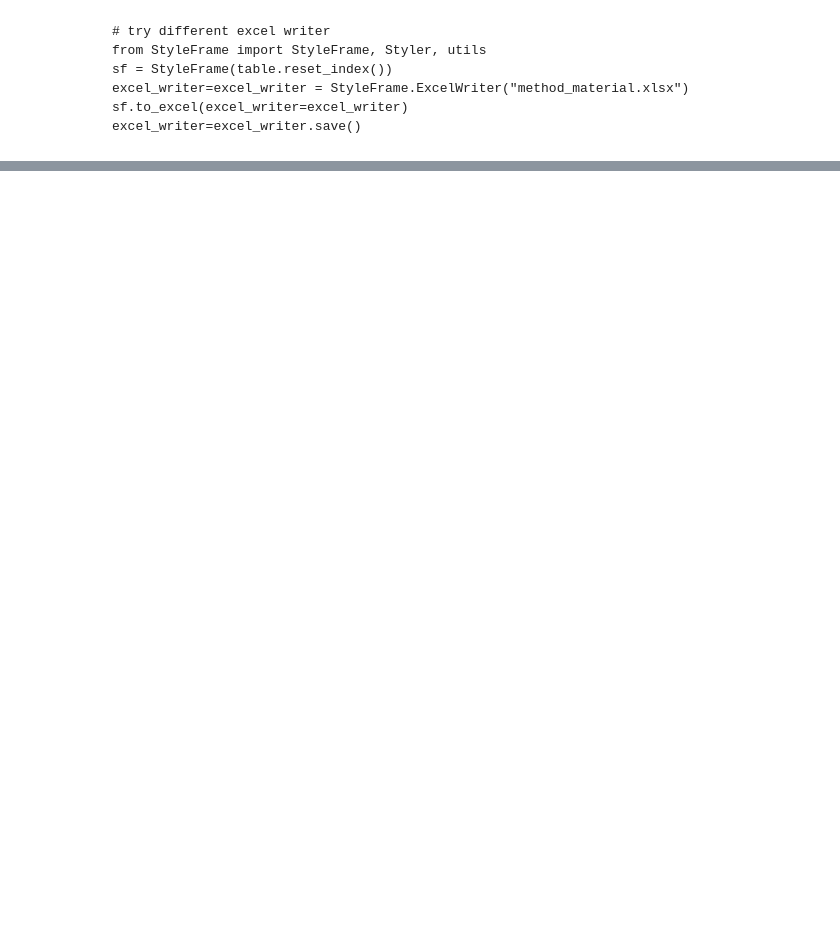
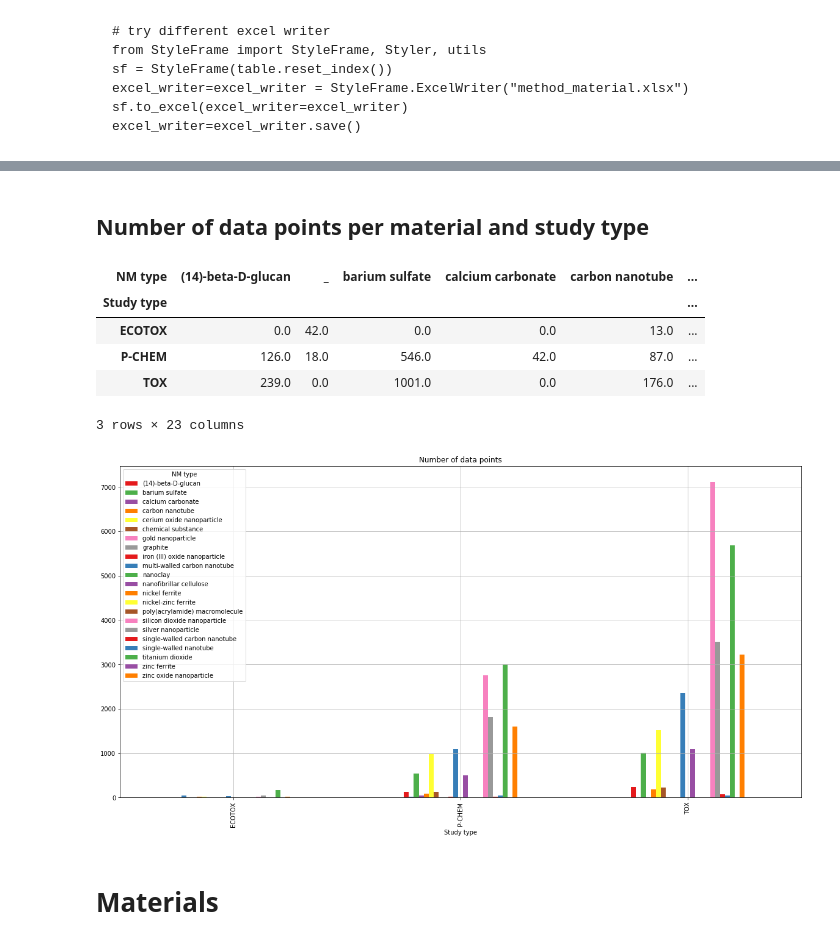
Before and after one commit to ideaconsult/notebooks-ambit, a Jupyter notebook: enanomapper/summary.ipynb, the cells around one changed output, grey strips where cells are left out. Cells and saved outputs as stored; diff of their text form; code cells hidden in the pictures; blank space fills up the shorter version.

```diff
--- a/enanomapper/summary.ipynb
+++ b/enanomapper/summary.ipynb
@@ -163,0 +258,18 @@ table.reset_index().to_excel("method_material_provider.xlsx")
+# %% [markdown]
+## Number of data points per material and study type
+# %%
+table = pd.pivot_table(df, values="Number of data points", columns=['NM type'], index=[ 'Study type'], aggfunc=np.sum).fillna(0);
+display(table)
+p = table.plot(kind="bar",  figsize=(20,10) ,title="Number of data points", grid=True, stacked =False, sharey=True, subplots=False)
+#fig = p.get_figure()
+#fig.savefig("nmtype_datapoints.png")
+# %% [output]
+| NM type | (14)-beta-D-glucan | _ | barium sulfate | calcium carbonate | carbon nanotube | ... |
+| Study type |  |  |  |  |  | ... |
+| ECOTOX | 0.0 | 42.0 | 0.0 | 0.0 | 13.0 | ... |
+| P-CHEM | 126.0 | 18.0 | 546.0 | 42.0 | 87.0 | ... |
+| TOX | 239.0 | 0.0 | 1001.0 | 0.0 | 176.0 | ... |
+3 rows × 23 columns
+[figure, added]
+# %% [markdown]
+# Materials
```
Also changed, not shown: parts of 21 cells of this notebook.
